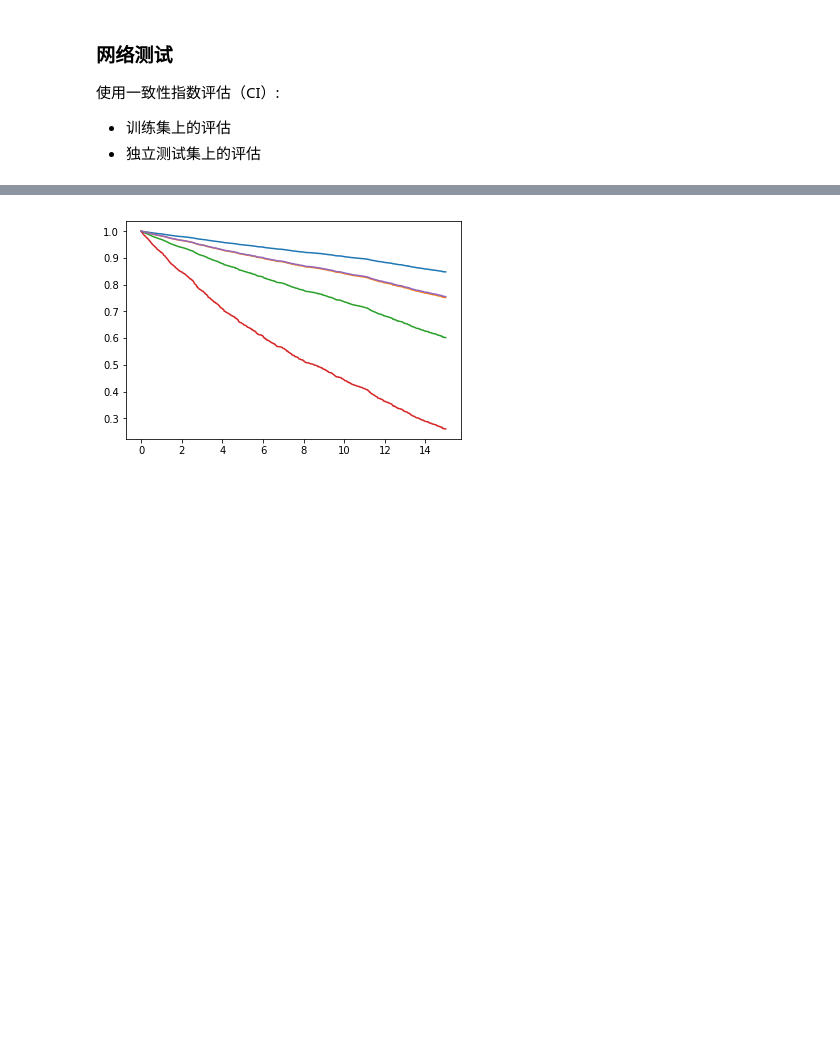
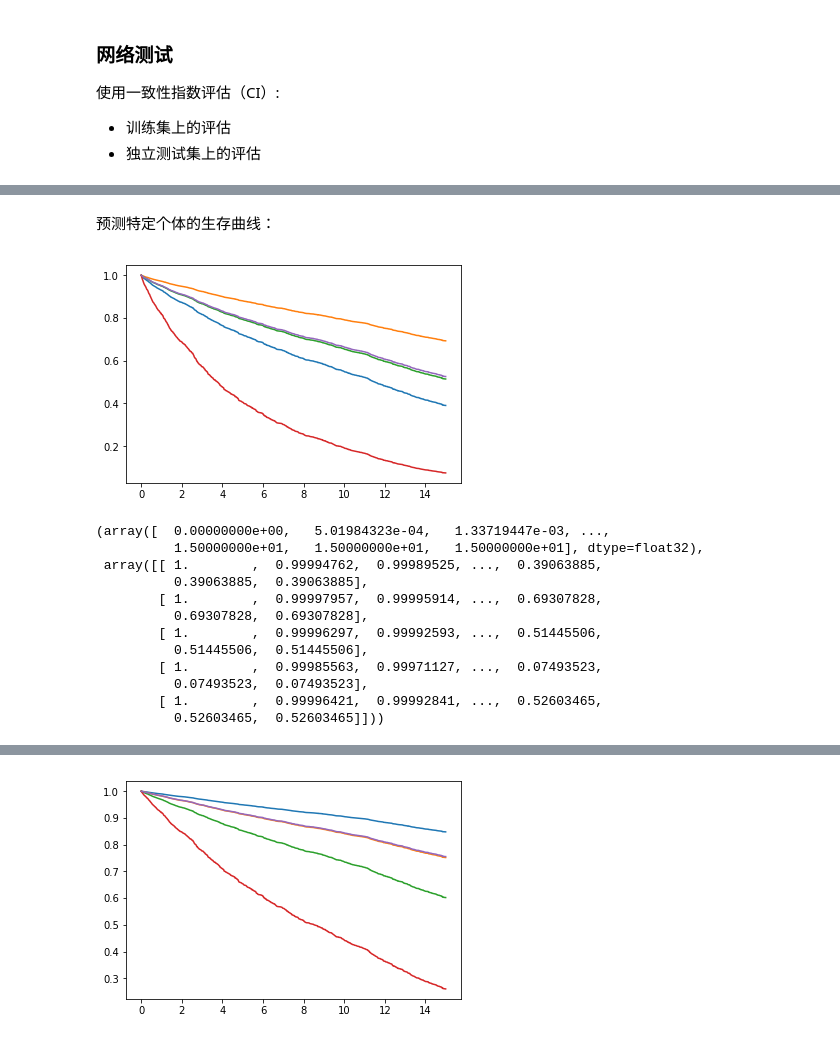
Before and after one commit to LiuHuiSigma/TFDeepSurv, a Jupyter notebook: notebook/exp_deepsurv.ipynb, the cells around one changed output, grey strips where cells are left out. Saved outputs shown, nothing was run; the diff lists cells and outputs as text; code cells hidden in the pictures; blank space fills up the shorter version.

Commit message:
add function for estimating survival function by three methods.

```diff
--- a/notebook/exp_deepsurv.ipynb
+++ b/notebook/exp_deepsurv.ipynb
@@ -106,0 +149,18 @@ array([-0.7282185 ,  1.        ,  0.01155464, -0.00327509, -0.04845629,
+# %% [markdown]
+预测特定个体的生存曲线：
+# %%
+model.survivalRate(X[0:5], algo="wwe")
+# %% [output]
+[figure, added]
+(array([  0.00000000e+00,   5.01984323e-04,   1.33719447e-03, ...,
+          1.50000000e+01,   1.50000000e+01,   1.50000000e+01], dtype=float32),
+ array([[ 1.        ,  0.99994762,  0.99989525, ...,  0.39063885,
+          0.39063885,  0.39063885],
+        [ 1.        ,  0.99997957,  0.99995914, ...,  0.69307828,
+          0.69307828,  0.69307828],
+        [ 1.        ,  0.99996297,  0.99992593, ...,  0.51445506,
+          0.51445506,  0.51445506],
+        [ 1.        ,  0.99985563,  0.99971127, ...,  0.07493523,
+          0.07493523,  0.07493523],
+        [ 1.        ,  0.99996421,  0.99992841, ...,  0.52603465,
+          0.52603465,  0.52603465]]))
```
Also changed, not shown: parts of 14 cells of this notebook, 1 other file.
